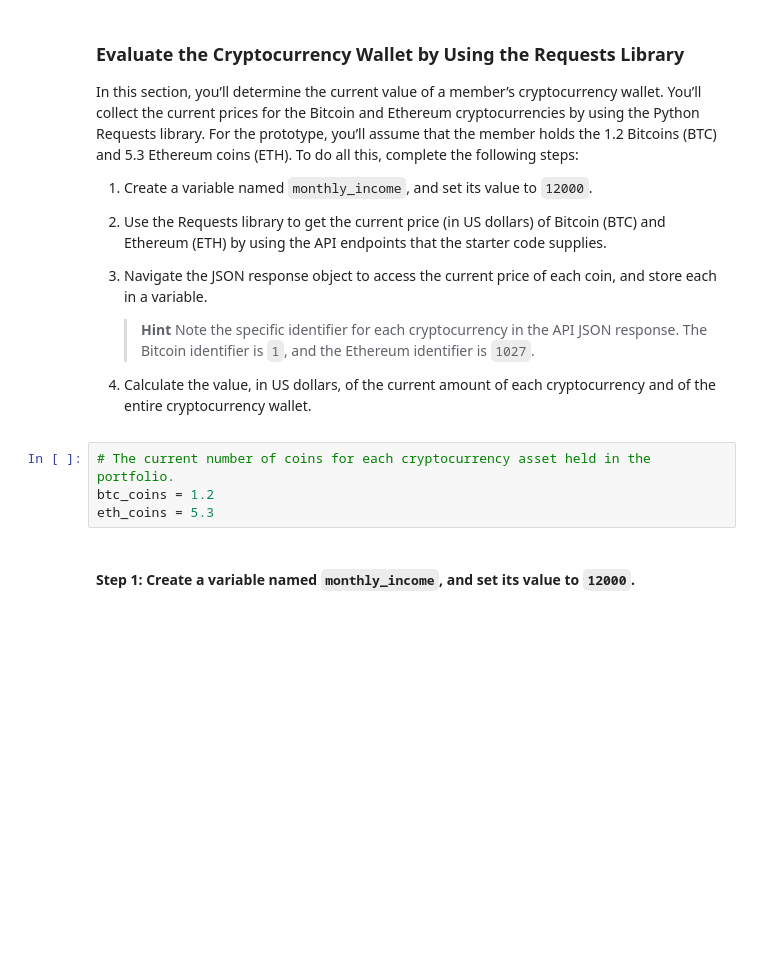
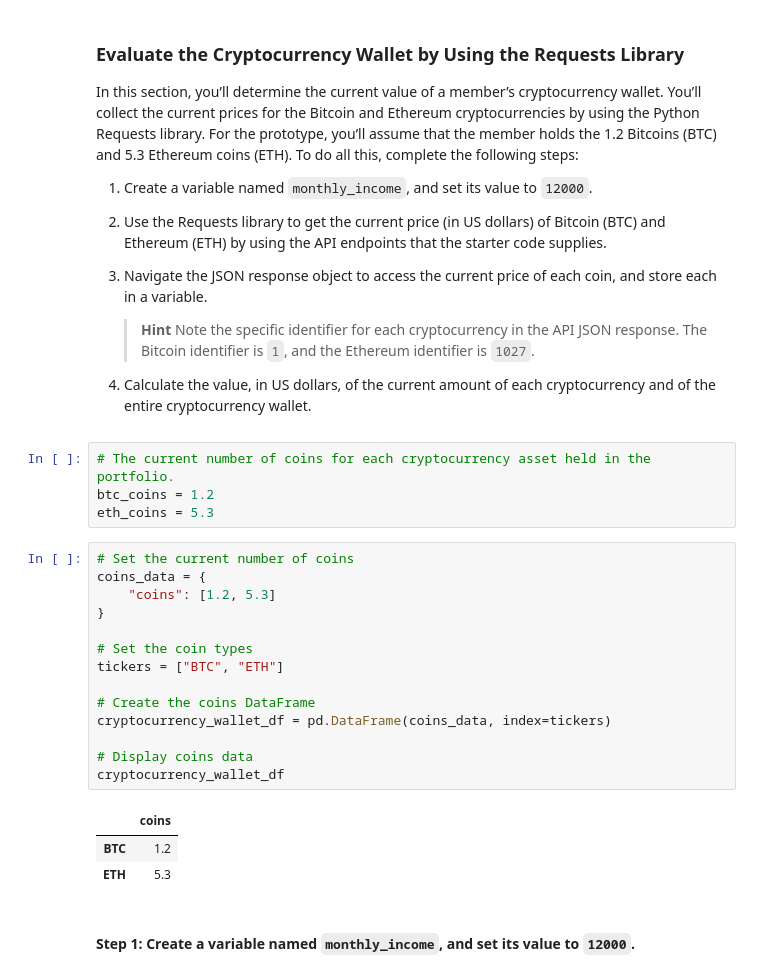
Before and after one commit to emorytk/FinTech-Class_C05_emorytk-, a Jupyter notebook: financial_planning_tools.ipynb, the cells around one changed output. Saved outputs shown, nothing was run; the diff lists cells and outputs as text; blank space fills up the shorter version.

```diff
--- a/financial_planning_tools.ipynb
+++ b/financial_planning_tools.ipynb
@@ -47,6 +56,24 @@ In this section, you’ll determine the current value of a member’s cryptocurr
 # The current number of coins for each cryptocurrency asset held in the portfolio.
 btc_coins = 1.2
 eth_coins = 5.3
+# %%
+# Set the current number of coins
+coins_data = {
+    "coins": [1.2, 5.3]
+}
+
+# Set the coin types
+tickers = ["BTC", "ETH"]
+
+# Create the coins DataFrame
+cryptocurrency_wallet_df = pd.DataFrame(coins_data, index=tickers)
+
+# Display coins data
+cryptocurrency_wallet_df
+# %% [output]
+|  | coins |
+| BTC | 1.2 |
+| ETH | 5.3 |
 # %% [markdown]
 #### Step 1: Create a variable named `monthly_income`, and set its value to `12000`.
 # %%
```
Also changed, not shown: parts of 40 cells of this notebook, 1 other file.
